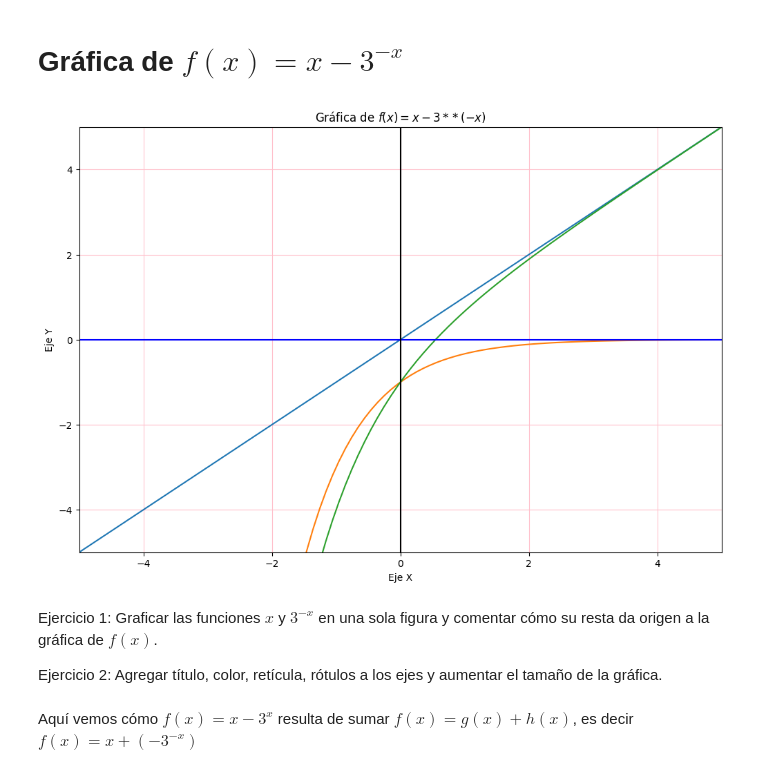
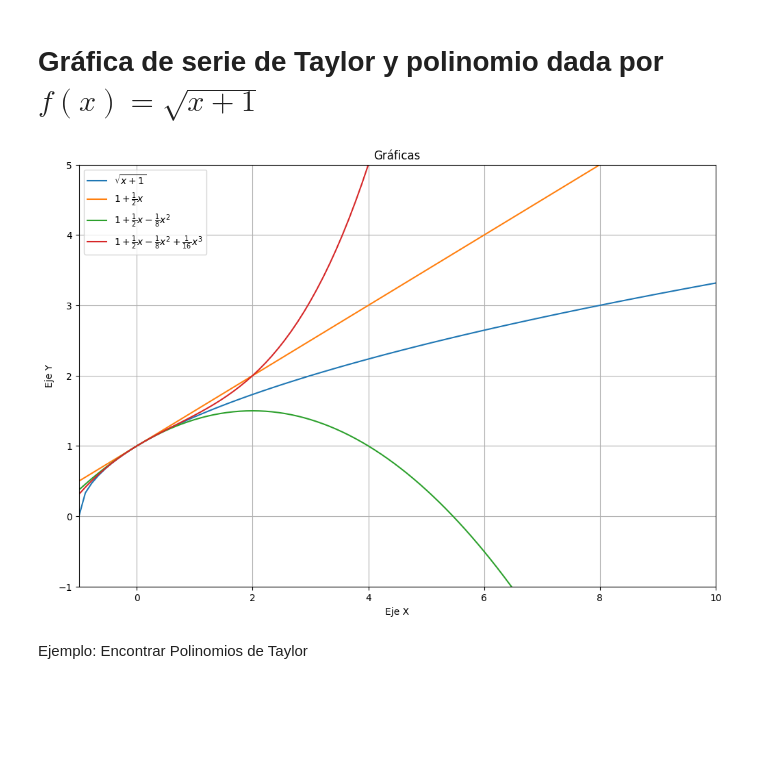
Before and after one commit to CervantesMCinthiaK/Metodos-Numericos, a Jupyter notebook: Introduccion/graficas.ipynb, the cells around one changed output. Cells and saved outputs as stored; diff of their text form; code cells hidden in the pictures; blank space fills up the shorter version.

Commit message:
Tarea "Serie/polinomio Taylor"

```diff
--- a/Introduccion/graficas.ipynb
+++ b/Introduccion/graficas.ipynb
@@ -1,5 +3,5 @@
 # %% [markdown]
-# Gráfica de $f(x)=x - 3^{-x}$
+# Gráfica de serie de Taylor y polinomio dada por $f(x)=\sqrt{x+1}$
 # %%
 import matplotlib.pyplot as plt
 import numpy as np
@@ -16,36 +8,42 @@ def f(x):
+# %%
+# Función cuadrática.
+def f(x):
+    return (x+1)**(1/2)
+def g(x):
+    return 1+(1/2)*x
+def h(x):
+    return (1+((1/2)*x)-(1/8)*(x**2))
+def j(x):
+    return (1+((1/2)*x)-((1/8)*(x**2))+((1/16)*(x**3)))
 # %%
 # Valores del eje X que toma el gráfico.
-x=np.linspace(-5, 5,100)
+x=np.linspace(-1, 10,100)
 # %%
-# Graficar ambas funciones
+# Graficar ambas funciones.
 plt.figure(figsize=(12, 8))
-plt.title("Gráfica de $f(x)=x-3**(-x)$")
+plt.title("Gráficas")
 # Agregar rótulos a los ejes
 plt.xlabel('Eje X')
 plt.ylabel('Eje Y')
 
 # Agregar retícula
 plt.grid(True)
 
+plt.plot(x, f(x),label=r"$\sqrt{x+1}}$")
 
-plt.plot(x,g(x))
-plt.plot(x,h(x))
-plt.plot(x,f(x))
-plt.axhline(0, color="blue")
-plt.axvline(0, color="black")
-plt.xlim(-5, 5)
-plt.ylim(-5, 5)
-plt.savefig("output.png") # Guardar gráfico como imágen PNG.
-plt.grid(color="pink")
+plt.plot(x, g(x),label=r"$1 + \frac{1}{2}x$")
+
+plt.plot(x,h(x), label=r"$1 + \frac{1}{2}x - \frac{1}{8}x^2$")
+plt.plot(x,j(x), label=r"$1 + \frac{1}{2}x - \frac{1}{8}x^2 + \frac{1}{16}x^3$")
+#plt.axhline(0, color="black")
+#plt.axvline(0, color="black")
+plt.xlim(-1, 10)
+plt.ylim(-1, 5)
+plt.legend()
+#plt.savefig("output.png") # Guardar gráfico como imágen PNG.
 # Mostrarlo.
 plt.show()
 # %% [output]
-[figure, old version]
+[figure, new version]
-# %% [markdown]
-Ejercicio 1: Graficar las funciones $x$ y $3^{-x}$ en una sola figura y comentar cómo su resta da origen a la gráfica de $f(x)$.
-
-Ejercicio 2: Agregar título, color, retícula, rótulos a los ejes y aumentar el tamaño de la gráfica.
-# %% [markdown]
-Aquí vemos cómo $f(x)=x-3^{x}$ resulta de sumar
-$f(x)=g(x) + h(x)$, es decir
- $f(x)= x + (-3^{-x})$
+# %% [markdown]
+Ejemplo: Encontrar Polinomios de Taylor
```
Also changed, not shown: parts of 2 cells of this notebook.
